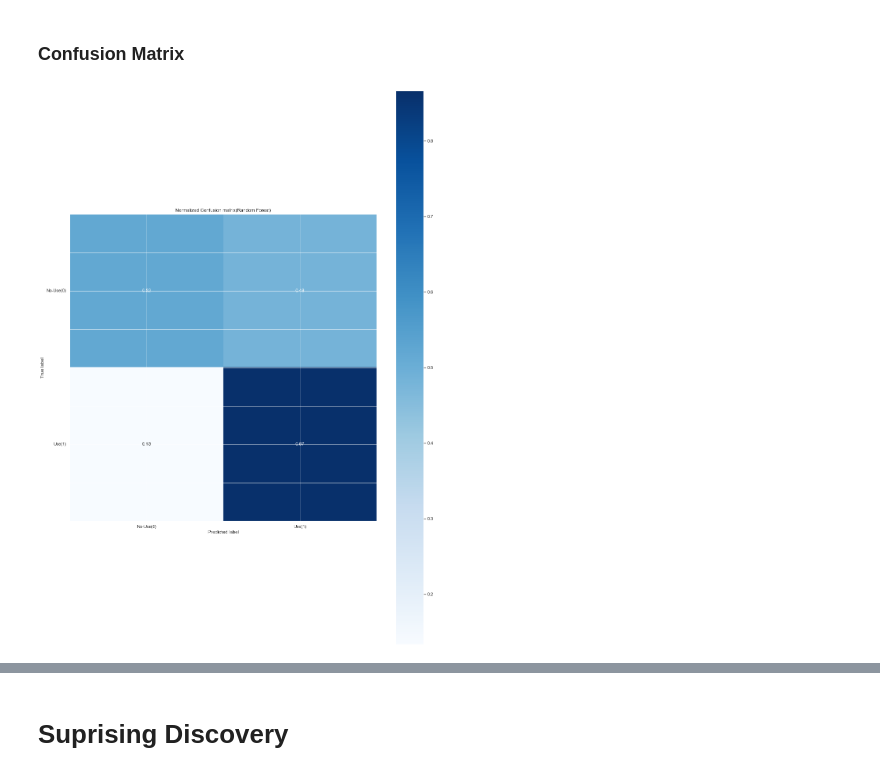
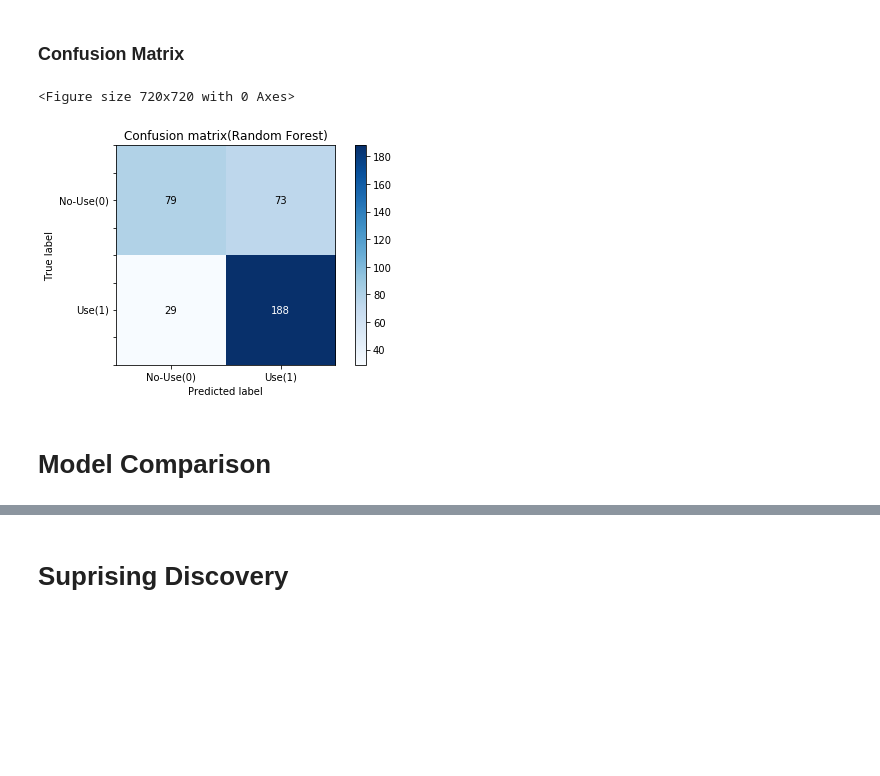
Before and after one commit to angelynaye/DS100-Final-Project, a Jupyter notebook: Final_Project_Code.ipynb, the cells around one changed output, grey strips where cells are left out. Drawn from its saved outputs; the diff is of its cells as text; code cells hidden in the pictures; blank space fills up the shorter version.

```diff
--- a/Final_Project_Code.ipynb
+++ b/Final_Project_Code.ipynb
@@ -661,7 +769,7 @@ Training Data Size: {1104}
 Test Data Size: {369}
 # %%
 # create basic KNN classifier
-knn = KNeighborsClassifier() #default n_neighbors=5, distance="uniform"
+knn = KNeighborsClassifier()
 
 education_drop_cols = ['wife_education=high',
        'wife_education=low', 'wife_education=low_mid', 'wife_education=mid',
@@ -671,6 +779,7 @@ education_drop_cols = ['wife_education=high',
 X_train_house = X_train_knn.drop(education_drop_cols, axis=1)
 cv_accs_house = cross_validate_accuracy(knn, X_train_house, Y_train_knn)
 
+knn = KNeighborsClassifier()
 X_train_wh = X_train_knn.drop('house_hold_education', axis=1)
 cv_accs_wh = cross_validate_accuracy(knn, X_train_wh, Y_train_knn)
 
@@ -708,9 +817,10 @@ Because the normalized version outperforms other two variants, we use `wife_age_
 # %%
 X_train_knn.drop('wife_age', axis=1, inplace=True)
 X_test_knn.drop('wife_age', axis=1, inplace=True)
-X_train_knn.drop('wife_age_mean_centered', axis=1, inplace=True)
-X_test_knn.drop('wife_age_mean_centered', axis=1, inplace=True)
+
+X_train_knn.drop('wife_age_normalized', axis=1, inplace=True)
+X_test_knn.drop('wife_age_normalized', axis=1, inplace=True)
 # %%
 # feature selection for knn
-features_rm, improved_accs = remove_feature(knn, X_train_knn, Y_train_knn)
+features_rm, improved_accs_knn = remove_feature(knn, X_train_knn, Y_train_knn)
 # %% [output]
@@ -737,12 +847,12 @@ Index(['num_child', 'wife_religion', 'wife_work', 'media_exposure',
 Next, we need to tune two hyperparameters of the kNN model--- the number of neighbors $n$ and the Minkowski metric $p$. The candidates $p = 1$, which is the absolute norm, or $p= 2$, which is the Euclidean norm.
 # %%
 # Model Hyperparameters Tunning for Uniform weights
-ns = list(range(10, 100))
+ns = list(range(1, 100))
 ps = list(range(1, 4))
 # dummy best model start
-best_model = KNeighborsClassifier(n_neighbors=ns[0], p=ps[0], weights="uniform")
-best_train_accuracy = 0
-best_cv_accuracy = 0
+best_model_knn = KNeighborsClassifier(n_neighbors=ns[0], p=ps[0], weights="uniform")
+best_train_knn = 0
+best_cv_knn = 0
 
 for n in ns:
     for p in ps:
@@ -752,12 +862,16 @@ for n in ns:
         train_accuracy = accuracy_score(Y_train_knn, model_predicted_train)
         cv_accuracy = cross_validate_accuracy(cur_model, final_X_train_knn,
                                               Y_train_knn)
-        if(cv_accuracy > best_cv_accuracy):
-            best_cv_accuracy = cv_accuracy
-            best_train_accuracy = train_accuracy
-            best_model = cur_model
-        elif(cv_accuracy == best_cv_accuracy and
-              train_accuracy > best_train_accuracy):
-            best_cv_accuracy = cv_accuracy
-            best_train_accuracy = train_accuracy
-            best_model = cur_model
+        if(cv_accuracy > best_cv_knn):
+            best_cv_knn = cv_accuracy
+            best_train_knn = train_accuracy
+            best_model_knn = cur_model
+            print("Cur model(n:{}, p:{}); Train Accuracy: {:0.4f}; CV Accuracy: {:0.4f}".format(
+             n, p, train_accuracy, cv_accuracy))
+        elif(cv_accuracy == best_cv_knn and
+              train_accuracy > best_train_knn):
+            best_cv_knn = cv_accuracy
+            best_train_knn = train_accuracy
+            best_model_knn = cur_model
+            print("Cur model(n:{}, p:{}); Train Accuracy: {:0.4f}; CV Accuracy: {:0.4f}".format(
+             n, p, train_accuracy, cv_accuracy))
@@ -1193,10 +1333,13 @@ This testing accuracy tells us how well our model will perform on unknown data.
 # %%
 # Plot normalized confusion matrix
 predicted_test_rf = model.predict(X_test[features])
 lab_names = ["No-Use(0)", "Use(1)"]
-plot_confusion_matrix(y_test.values,predicted_test_rf, labels=lab_names, normalize=True,
-                      title='Normalized Confusion matrix(Random Forest)')
+plot_confusion_matrix(y_test.values,predicted_test_rf, labels=lab_names,
+                      title='Confusion matrix(Random Forest)')
 
 plt.show()
 # %% [output]
+<Figure size 720x720 with 0 Axes>
-[figure, old version]
+[figure, new version]
+# %% [markdown]
+# Model Comparison
```
Also changed, not shown: parts of 43 cells of this notebook.
